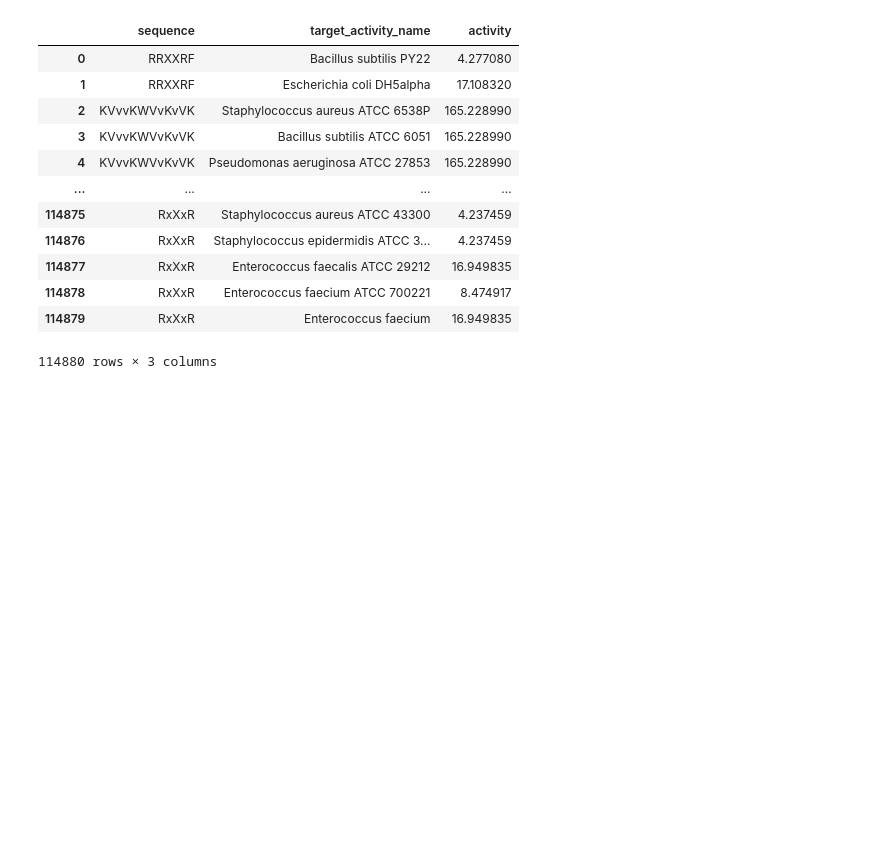
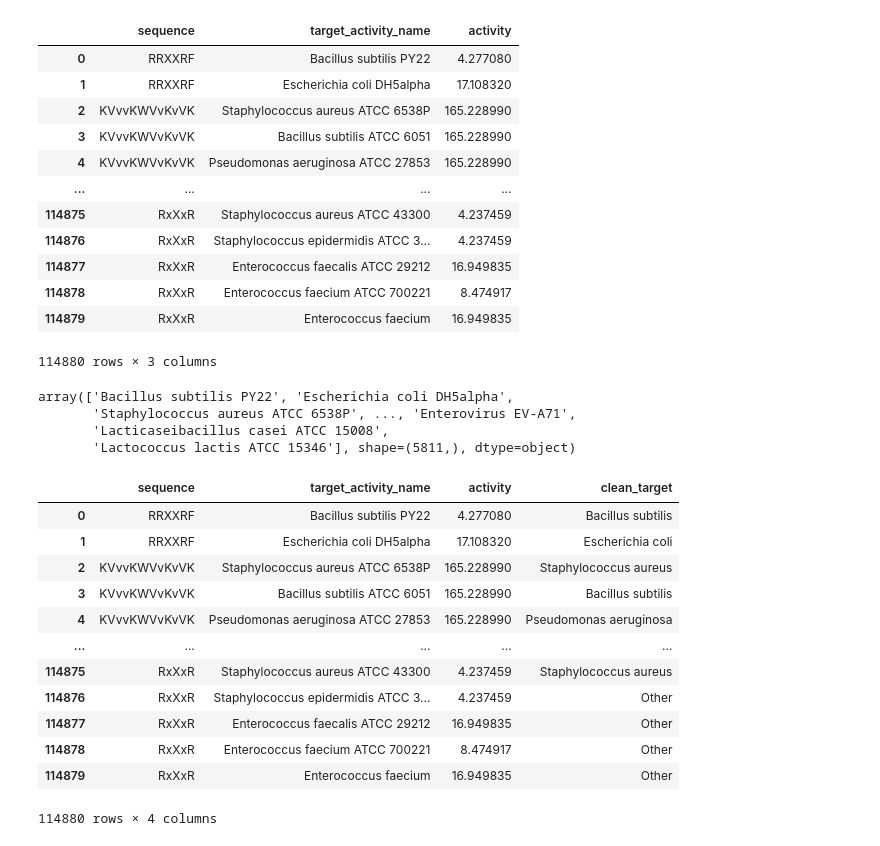
Before and after one commit to nmach22/amp-prediction, a Jupyter notebook: notebooks/01_eda/feature_analysis.ipynb, the cells around one changed output. Cells and saved outputs as stored; diff of their text form; code cells hidden in the pictures; blank space fills up the shorter version.

```diff
--- a/notebooks/01_eda/feature_analysis.ipynb
+++ b/notebooks/01_eda/feature_analysis.ipynb
@@ -775,3 +775,10 @@ display(amp_df)
 | 114878 | RxXxR | Enterococcus faecium ATCC 700221 | 8.474917 |
 | 114879 | RxXxR | Enterococcus faecium | 16.949835 |
 114880 rows × 3 columns
+# %%
+amp_df['target_activity_name'].unique()
+# %% [output]
+array(['Bacillus subtilis PY22', 'Escherichia coli DH5alpha',
+       'Staphylococcus aureus ATCC 6538P', ..., 'Enterovirus EV-A71',
+       'Lacticaseibacillus casei ATCC 15008',
+       'Lactococcus lactis ATCC 15346'], shape=(5811,), dtype=object)
@@ -777,0 +805,16 @@ display(amp_df)
+# %%
+display(amp_df)
+# %% [output]
+|  | sequence | target_activity_name | activity | clean_target |
+| 0 | RRXXRF | Bacillus subtilis PY22 | 4.277080 | Bacillus subtilis |
+| 1 | RRXXRF | Escherichia coli DH5alpha | 17.108320 | Escherichia coli |
+| 2 | KVvvKWVvKvVK | Staphylococcus aureus ATCC 6538P | 165.228990 | Staphylococcus aureus |
+| 3 | KVvvKWVvKvVK | Bacillus subtilis ATCC 6051 | 165.228990 | Bacillus subtilis |
+| 4 | KVvvKWVvKvVK | Pseudomonas aeruginosa ATCC 27853 | 165.228990 | Pseudomonas aeruginosa |
+| ... | ... | ... | ... | ... |
+| 114875 | RxXxR | Staphylococcus aureus ATCC 43300 | 4.237459 | Staphylococcus aureus |
+| 114876 | RxXxR | Staphylococcus epidermidis ATCC 3... | 4.237459 | Other |
+| 114877 | RxXxR | Enterococcus faecalis ATCC 29212 | 16.949835 | Other |
+| 114878 | RxXxR | Enterococcus faecium ATCC 700221 | 8.474917 | Other |
+| 114879 | RxXxR | Enterococcus faecium | 16.949835 | Other |
+114880 rows × 4 columns
```
Also changed, not shown: parts of 3 cells of this notebook.
